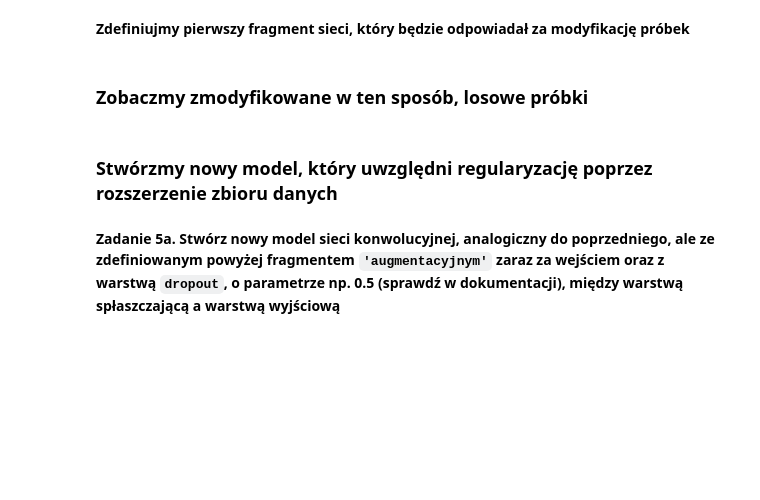
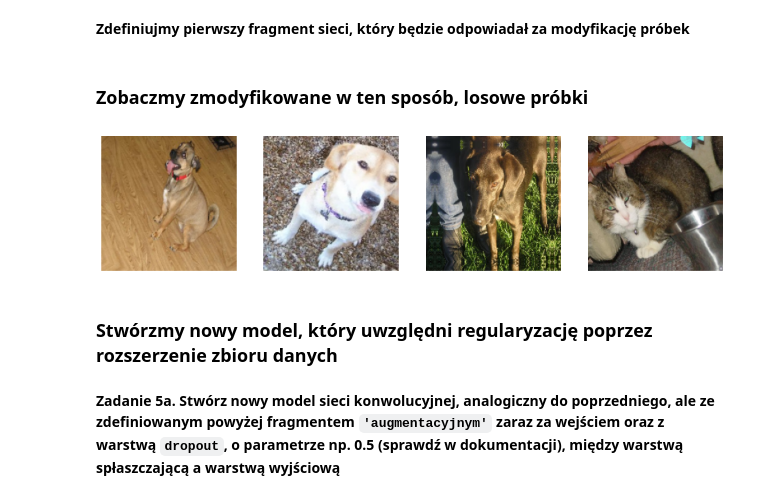
Before and after one commit to be-maniac/convolutional-neural-networks, a Jupyter notebook: 2b conv-net-with-real-dataset.ipynb, the cells around one changed output. Drawn from its saved outputs; the diff is of its cells as text; code cells hidden in the pictures; blank space fills up the shorter version.

```diff
--- a/2b conv-net-with-real-dataset.ipynb
+++ b/2b conv-net-with-real-dataset.ipynb
@@ -206,14 +266,17 @@ data_augmentation = keras.Sequential(
 # %%
 fig, ax = plt.subplots(nrows=1, ncols=4, figsize=(15,15))
 for i in range(4):
-  # convert to unsigned integers for plotting
-  image = next(train_dataset)
-  image = data_augmentation(image)
-  # changing size from (1, 200, 200, 3) to (200, 200, 3) for plotting the image
-  image = np.squeeze(image)
+  # get a batch of images and labels
+  images, labels = next(train_dataset)
+  # apply data augmentation only to the images
+  augmented_images = data_augmentation(images)
+  # changing size from (1, 224, 224, 3) to (224, 224, 3) for plotting the image
+  image = np.squeeze(augmented_images[0])
   # plot raw pixel data
-  ax[i].imshow(image[0].astype("uint8"))
+  ax[i].imshow(image.astype("uint8"))
   ax[i].axis('off')
+# %% [output]
+[figure, added]
 # %% [markdown]
 ### Stwórzmy nowy model, który uwzględni regularyzację poprzez rozszerzenie zbioru danych
 # %% [markdown]
```
Also changed, not shown: parts of 16 cells of this notebook.
